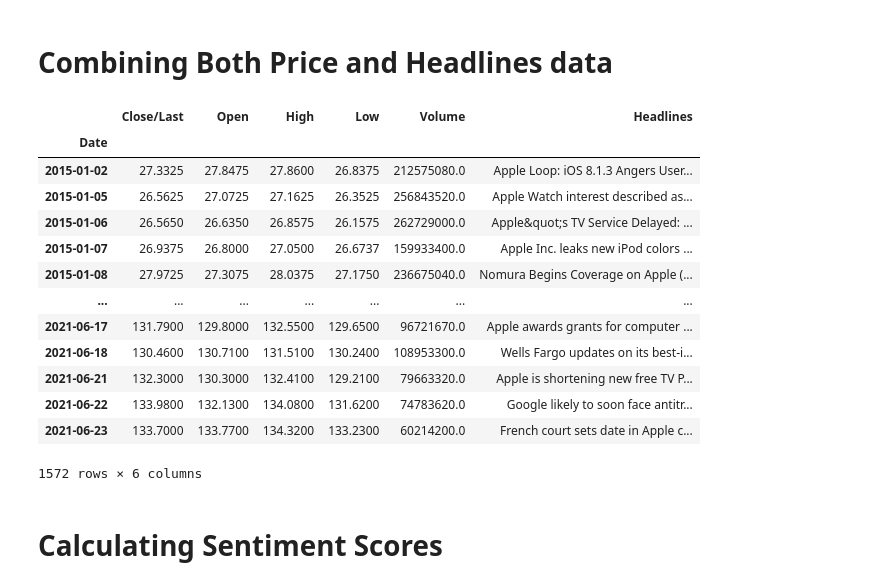
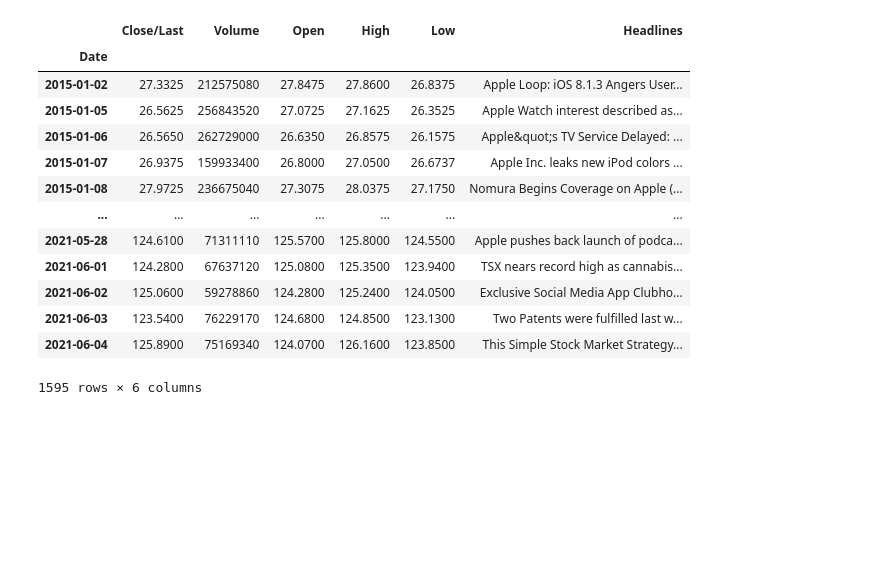
Before and after one commit to sidn19/Stock-price-prediction, a Jupyter notebook: Neural_Network.ipynb, the cells around one changed output. Cells and saved outputs as stored; diff of their text form; code cells hidden in the pictures; blank space fills up the shorter version.

```diff
--- a/Neural_Network.ipynb
+++ b/Neural_Network.ipynb
@@ -1,5 +16,4 @@
 # %%
-import pandas as pd
-stockprice_data = pd.read_csv("/content/HistoricalData_1624843559994.csv",parse_dates=["Date"],index_col="Date")
-headlines_data = pd.read_csv("/content/Labeled_headlines.csv")
+historical_data = pd.read_csv("./Datasets/Historical/HistoricalData_APPLE.csv",parse_dates=["Date"], index_col="Date")
+headlines_data = pd.read_csv("./Datasets/Headlines/News_headlines.csv", parse_dates=["Date"], index_col="Date")
 # %%
@@ -40,0 +43,16 @@ dtype: bool
+# %%
+#Edit dataset to remove $ and convert to float
+historical_data['Open'] = historical_data['Open'].apply(lambda x: x.replace('$',''))
+historical_data['Open'] = historical_data['Open'].astype(float)
+
+historical_data['Close/Last'] = historical_data['Close/Last'].apply(lambda x: x.replace('$',''))
+historical_data['Close/Last'] = historical_data['Close/Last'].astype(float)
+
+historical_data['High'] = historical_data['High'].apply(lambda x: x.replace('$',''))
+historical_data['High'] = historical_data['High'].astype(float)
+
+historical_data['Low'] = historical_data['Low'].apply(lambda x: x.replace('$',''))
+historical_data['Low'] = historical_data['Low'].astype(float)
+
+historical_data = historical_data.sort_index(ascending = True,axis = 0)
+historical_data
@@ -40,0 +74,2 @@ dtype: bool
+# %%
+historical_data.sort_values('Date',inplace=True)
@@ -82,8 +108,0 @@ stockprice_data
-# %%
-headlines_data = headlines_data.drop_duplicates()
-headlines_data["Date"] = pd.to_datetime(headlines_data["Date"]).dt.normalize()
-headlines_data["Date"] = headlines_data.filter(["Date","Vader_label","Headlines"])
-headlines_data = headlines_data.groupby(["Date"])["Headlines"].apply(lambda x : ','.join(x)).reset_index()
-headlines_data.set_index("Date",inplace = True)
-headlines_data = headlines_data.sort_index(ascending = True,axis = 0)
-headlines_data
@@ -105,23 +109,19 @@ headlines_data
-# %% [markdown]
-# **Combining Both Price and Headlines data**
 # %%
-stock_data = pd.concat([stockprice_data,headlines_data],axis = 1)
-stock_data.dropna(axis = 0,inplace = True)
-stock_data
+merged_data = pd.merge(historical_data, headlines_data, how='inner', on=['Date'])
+merged_data.dropna(axis = 0,inplace = True)
+merged_data
 # %% [output]
-|  | Close/Last | Open | High | Low | Volume | Headlines |
+|  | Close/Last | Volume | Open | High | Low | Headlines |
 | Date |  |  |  |  |  |  |
-| 2015-01-02 | 27.3325 | 27.8475 | 27.8600 | 26.8375 | 212575080.0 | Apple Loop: iOS 8.1.3 Angers User... |
-| 2015-01-05 | 26.5625 | 27.0725 | 27.1625 | 26.3525 | 256843520.0 | Apple Watch interest described as... |
-| 2015-01-06 | 26.5650 | 26.6350 | 26.8575 | 26.1575 | 262729000.0 | Apple&quot;s TV Service Delayed: ... |
-| 2015-01-07 | 26.9375 | 26.8000 | 27.0500 | 26.6737 | 159933400.0 | Apple Inc. leaks new iPod colors ... |
-| 2015-01-08 | 27.9725 | 27.3075 | 28.0375 | 27.1750 | 236675040.0 | Nomura Begins Coverage on Apple (... |
+| 2015-01-02 | 27.3325 | 212575080 | 27.8475 | 27.8600 | 26.8375 | Apple Loop: iOS 8.1.3 Angers User... |
+| 2015-01-05 | 26.5625 | 256843520 | 27.0725 | 27.1625 | 26.3525 | Apple Watch interest described as... |
+| 2015-01-06 | 26.5650 | 262729000 | 26.6350 | 26.8575 | 26.1575 | Apple&quot;s TV Service Delayed: ... |
+| 2015-01-07 | 26.9375 | 159933400 | 26.8000 | 27.0500 | 26.6737 | Apple Inc. leaks new iPod colors ... |
+| 2015-01-08 | 27.9725 | 236675040 | 27.3075 | 28.0375 | 27.1750 | Nomura Begins Coverage on Apple (... |
 | ... | ... | ... | ... | ... | ... | ... |
-| 2021-06-17 | 131.7900 | 129.8000 | 132.5500 | 129.6500 | 96721670.0 | Apple awards grants for computer ... |
-| 2021-06-18 | 130.4600 | 130.7100 | 131.5100 | 130.2400 | 108953300.0 | Wells Fargo updates on its best-i... |
-| 2021-06-21 | 132.3000 | 130.3000 | 132.4100 | 129.2100 | 79663320.0 | Apple is shortening new free TV P... |
-| 2021-06-22 | 133.9800 | 132.1300 | 134.0800 | 131.6200 | 74783620.0 | Google likely to soon face antitr... |
-| 2021-06-23 | 133.7000 | 133.7700 | 134.3200 | 133.2300 | 60214200.0 | French court sets date in Apple c... |
+| 2021-05-28 | 124.6100 | 71311110 | 125.5700 | 125.8000 | 124.5500 | Apple pushes back launch of podca... |
+| 2021-06-01 | 124.2800 | 67637120 | 125.0800 | 125.3500 | 123.9400 | TSX nears record high as cannabis... |
+| 2021-06-02 | 125.0600 | 59278860 | 124.2800 | 125.2400 | 124.0500 | Exclusive Social Media App Clubho... |
+| 2021-06-03 | 123.5400 | 76229170 | 124.6800 | 124.8500 | 123.1300 | Two Patents were fulfilled last w... |
+| 2021-06-04 | 125.8900 | 75169340 | 124.0700 | 126.1600 | 123.8500 | This Simple Stock Market Strategy... |
-1572 rows × 6 columns
+1595 rows × 6 columns
-# %% [markdown]
-# **Calculating Sentiment Scores**
```
Also changed, not shown: parts of 62 cells of this notebook, 3 other files.
